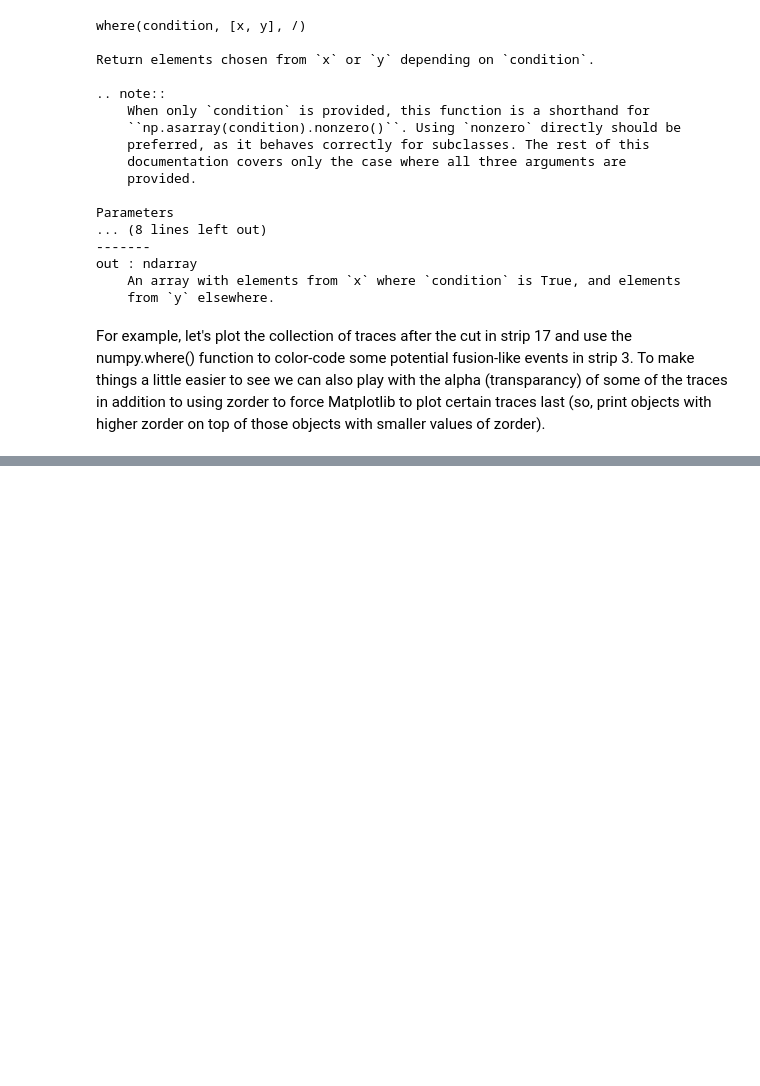
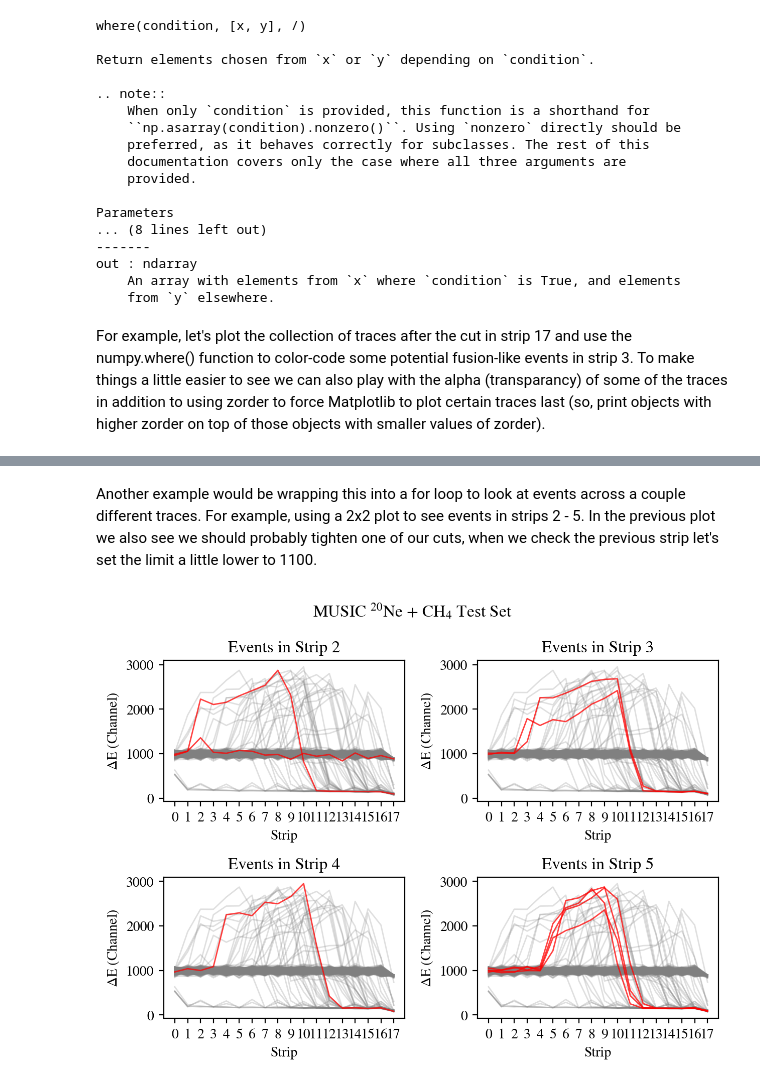
Before and after one commit to dneto1729/MUSIC_with_python, a Jupyter notebook: tutorials/3 - Basic Analysis and Identifying Potential Events.ipynb, the cells around one changed output, grey strips where cells are left out. Saved outputs shown, nothing was run; the diff lists cells and outputs as text; code cells hidden in the pictures; blank space fills up the shorter version.

Commit message:
Update example 3

```diff
--- a/tutorials/3 - Basic Analysis and Identifying Potential Events.ipynb
+++ b/tutorials/3 - Basic Analysis and Identifying Potential Events.ipynb
@@ -471,0 +501,34 @@ plt.show()
+# %% [markdown]
+Another example would be wrapping this into a for loop to look at events across a couple different traces. For example, using a 2x2 plot to see events in strips 2 - 5. In the previous plot we also see we should probably tighten one of our cuts, when we check the previous strip let's set the limit a little lower to 1100.
+# %%
+strip_num = np.arange(0,18,1)
+row_ix = (0,0,1,1)
+col_ix = (0,1,0,1)
+
+fig, ax = plt.subplots(2,2)
+fig.suptitle(r'MUSIC $^{20}$Ne + CH$_{4}$ Test Set')
+
+for i in (2,3,4,5):
+    #
+    color = np.where(event_cut[f's{i-1}'] < 1100.0, np.where(event_cut[f's{i}'] > 1200.0, 'red', 'grey'), 'grey')
+    alpha = np.where(event_cut[f's{i-1}'] < 1100.0, np.where(event_cut[f's{i}'] > 1200.0, 0.75, 0.25), 0.25)
+    zorder = np.where(event_cut[f's{i-1}'] < 1100.0, np.where(event_cut[f's{i}'] > 1200.0, 100, 1), 1)
+    #
+    ax[row_ix[i-2],col_ix[i-2]].set_title(f'Events in Strip {i}')
+    # loop over the traces
+    for j in tqdm(range(len(event_cut.index))):
+        ax[row_ix[i-2],col_ix[i-2]].plot(strip_num,
+                   event_cut.iloc[j,0:18],
+                   color=color[j],
+                   alpha=alpha[j],
+                   linewidth=1,
+                   zorder=zorder[j])
+    #
+    ax[row_ix[i-2],col_ix[i-2]].set_xlabel('Strip')
+    ax[row_ix[i-2],col_ix[i-2]].xaxis.set_major_locator(MaxNLocator(nbins=20)) # major x-axis ticks at integer values (one of many ways to do this)
+    ax[row_ix[i-2],col_ix[i-2]].set_ylabel(r'$\Delta$E (Channel)')
+
+plt.tight_layout()
+plt.show()
+# %% [output]
+[figure, added]
```
Also changed, not shown: parts of 8 cells of this notebook.
